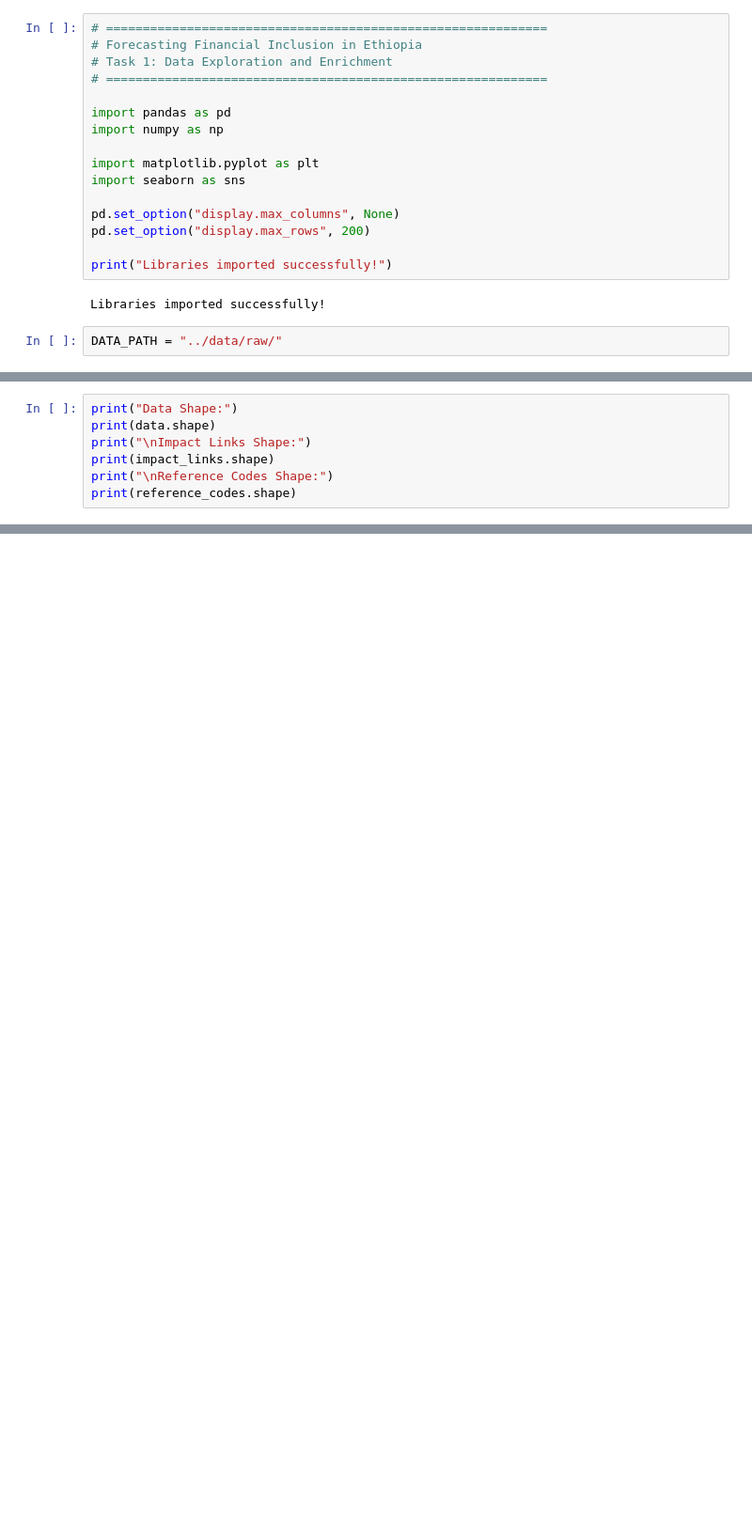
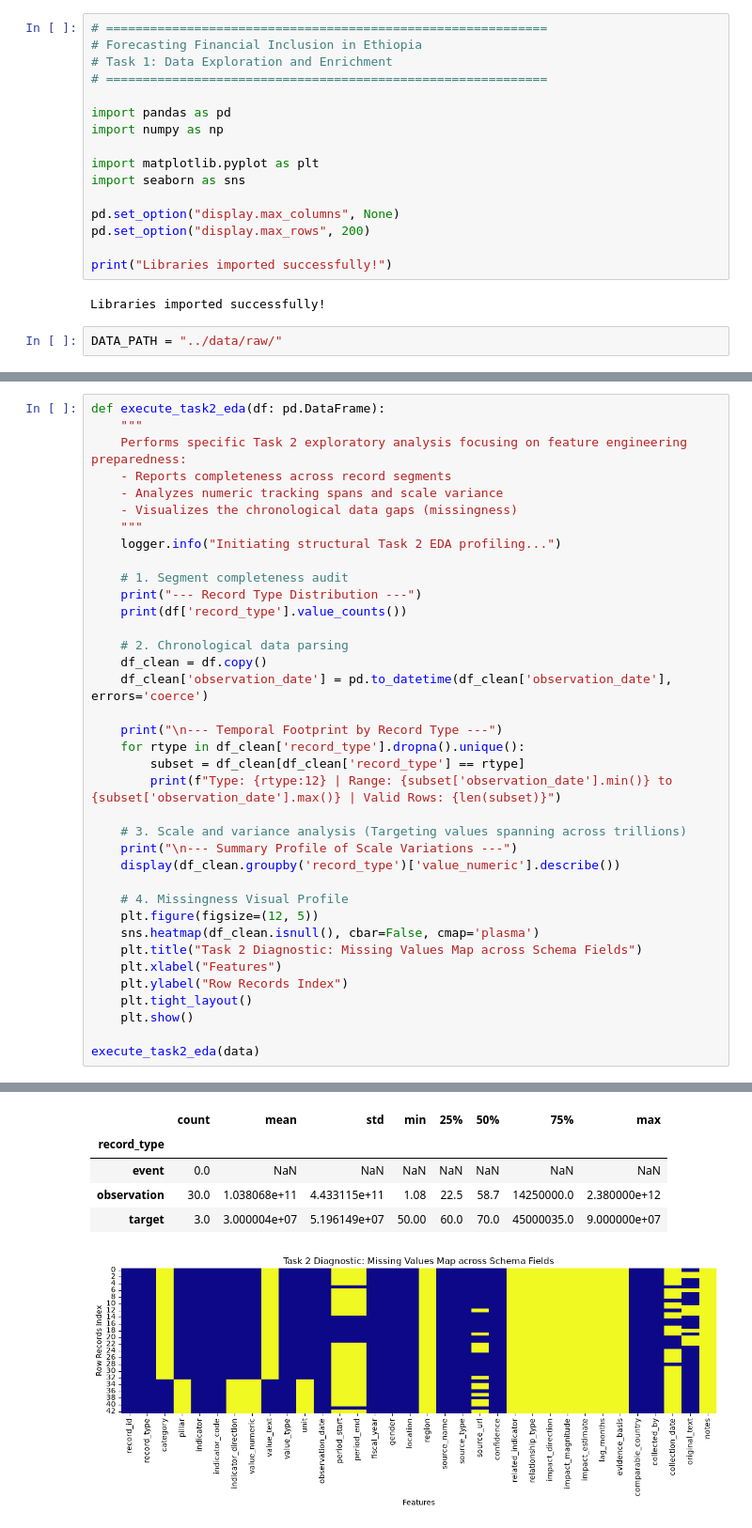
Before and after one commit to lydiab04/ethiopia-fi-forecast, a Jupyter notebook: notebooks/task1_data_exploration_and_enrichment.ipynb, the cells around one changed output, grey strips where cells are left out. Shown at 94% size. Saved outputs shown, nothing was run; the diff lists cells and outputs as text; blank space fills up the shorter version.

Commit message:
refactor: implement functions, add robust try-except loops, add complete logging, and extend Task 2 EDA visuals

```diff
--- a/notebooks/task1_data_exploration_and_enrichment.ipynb
+++ b/notebooks/task1_data_exploration_and_enrichment.ipynb
@@ -40,8 +83,38 @@ Datasets loaded successfully!
 # %%
-print("Data Shape:")
-print(data.shape)
-print("\nImpact Links Shape:")
-print(impact_links.shape)
-print("\nReference Codes Shape:")
-print(reference_codes.shape)
+def execute_task2_eda(df: pd.DataFrame):
+    """
+    Performs specific Task 2 exploratory analysis focusing on feature engineering preparedness:
+    - Reports completeness across record segments
+    - Analyzes numeric tracking spans and scale variance
+    - Visualizes the chronological data gaps (missingness)
+    """
+    logger.info("Initiating structural Task 2 EDA profiling...")
+
+    # 1. Segment completeness audit
+    print("--- Record Type Distribution ---")
+    print(df['record_type'].value_counts())
+
+    # 2. Chronological data parsing
+    df_clean = df.copy()
+    df_clean['observation_date'] = pd.to_datetime(df_clean['observation_date'], errors='coerce')
+
+    print("\n--- Temporal Footprint by Record Type ---")
+    for rtype in df_clean['record_type'].dropna().unique():
+        subset = df_clean[df_clean['record_type'] == rtype]
+        print(f"Type: {rtype:12} | Range: {subset['observation_date'].min()} to {subset['observation_date'].max()} | Valid Rows: {len(subset)}")
+
+    # 3. Scale and variance analysis (Targeting values spanning across trillions)
+    print("\n--- Summary Profile of Scale Variations ---")
+    display(df_clean.groupby('record_type')['value_numeric'].describe())
+
+    # 4. Missingness Visual Profile
+    plt.figure(figsize=(12, 5))
+    sns.heatmap(df_clean.isnull(), cbar=False, cmap='plasma')
+    plt.title("Task 2 Diagnostic: Missing Values Map across Schema Fields")
+    plt.xlabel("Features")
+    plt.ylabel("Row Records Index")
+    plt.tight_layout()
+    plt.show()
+
+execute_task2_eda(data)
 # %% [output]
@@ -56 +135,7 @@ Reference Codes Shape:
+|  | count | mean | std | min | 25% | 50% | 75% | max |
+| record_type |  |  |  |  |  |  |  |  |
+| event | 0.0 | NaN | NaN | NaN | NaN | NaN | NaN | NaN |
+| observation | 30.0 | 1.038068e+11 | 4.433115e+11 | 1.08 | 22.5 | 58.7 | 14250000.0 | 2.380000e+12 |
+| target | 3.0 | 3.000004e+07 | 5.196149e+07 | 50.00 | 60.0 | 70.0 | 45000035.0 | 9.000000e+07 |
+[figure, added]
 # %%
```
Also changed, not shown: parts of 13 cells of this notebook.
